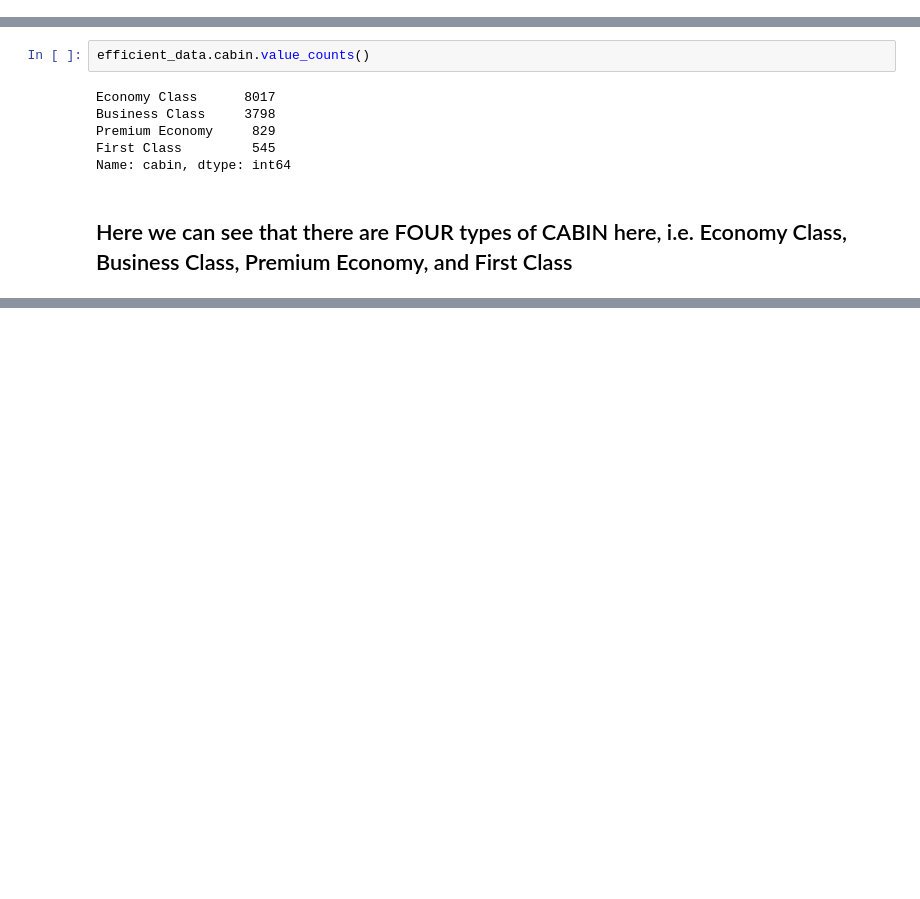
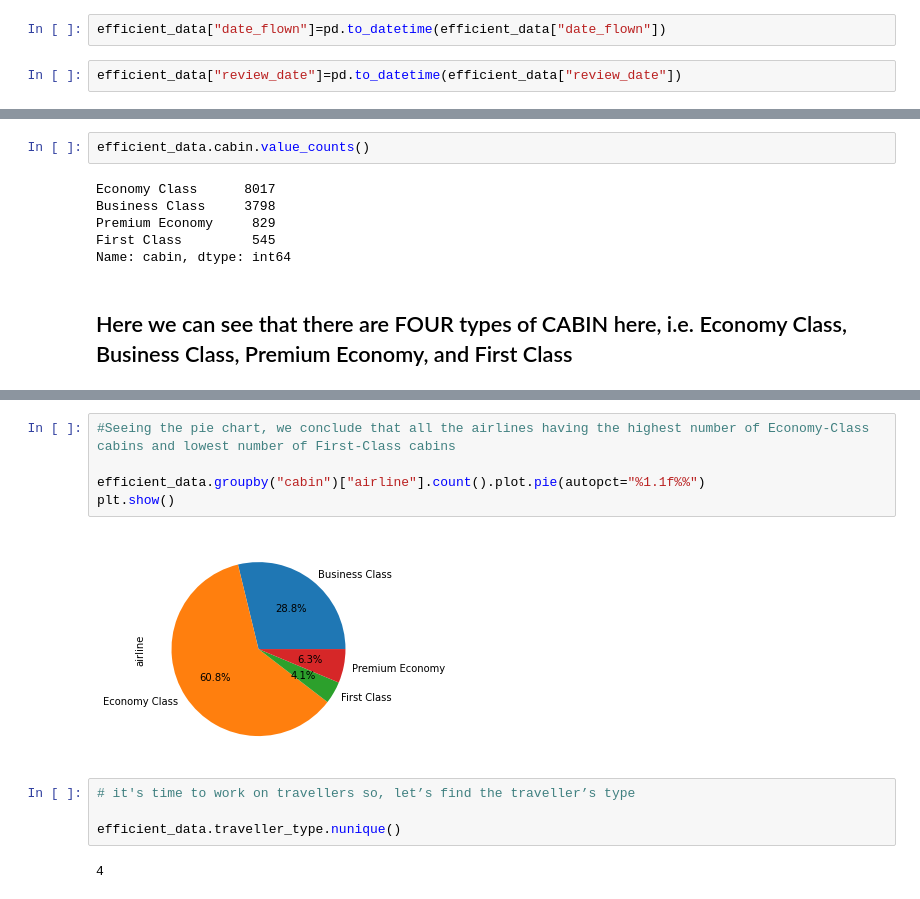
Before and after one commit to amanSing-h/Data-Airline-Reviews-Project, a Jupyter notebook: Data_Airline_Reviews.ipynb, the cells around one changed output, grey strips where cells are left out. Drawn from its saved outputs; the diff is of its cells as text; blank space fills up the shorter version.

```diff
--- a/Data_Airline_Reviews.ipynb
+++ b/Data_Airline_Reviews.ipynb
@@ -249,0 +283,4 @@ efficient_data
+# %%
+efficient_data["date_flown"]=pd.to_datetime(efficient_data["date_flown"])
+# %%
+efficient_data["review_date"]=pd.to_datetime(efficient_data["review_date"])
@@ -314,0 +424,13 @@ Name: cabin, dtype: int64
+# %%
+#Seeing the pie chart, we conclude that all the airlines having the highest number of Economy-Class cabins and lowest number of First-Class cabins
+
+efficient_data.groupby("cabin")["airline"].count().plot.pie(autopct="%1.1f%%")
+plt.show()
+# %% [output]
+[figure, added]
+# %%
+# it's time to work on travellers so, let’s find the traveller’s type
+
+efficient_data.traveller_type.nunique()
+# %% [output]
+4
```
Also changed, not shown: parts of 32 cells of this notebook.
